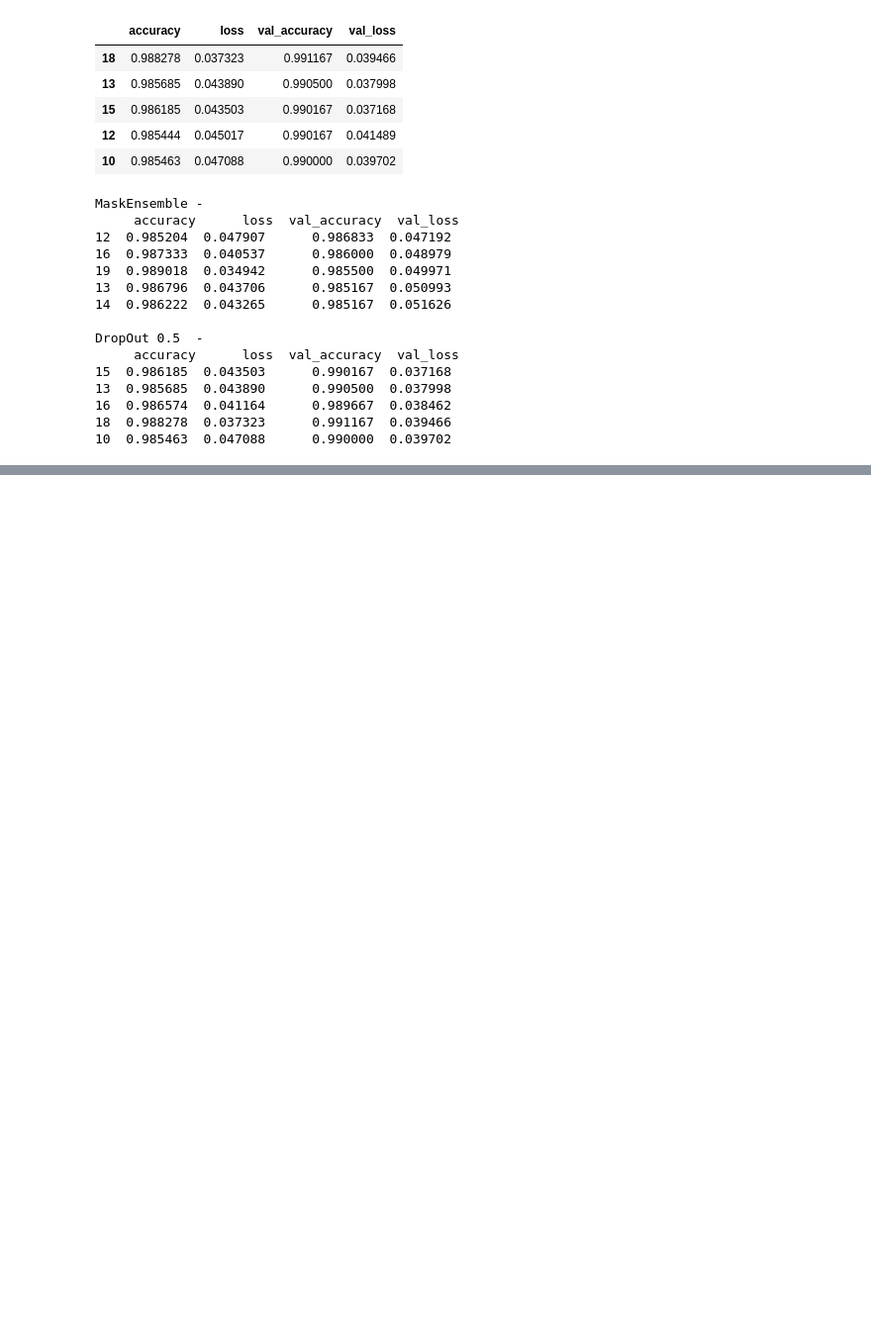
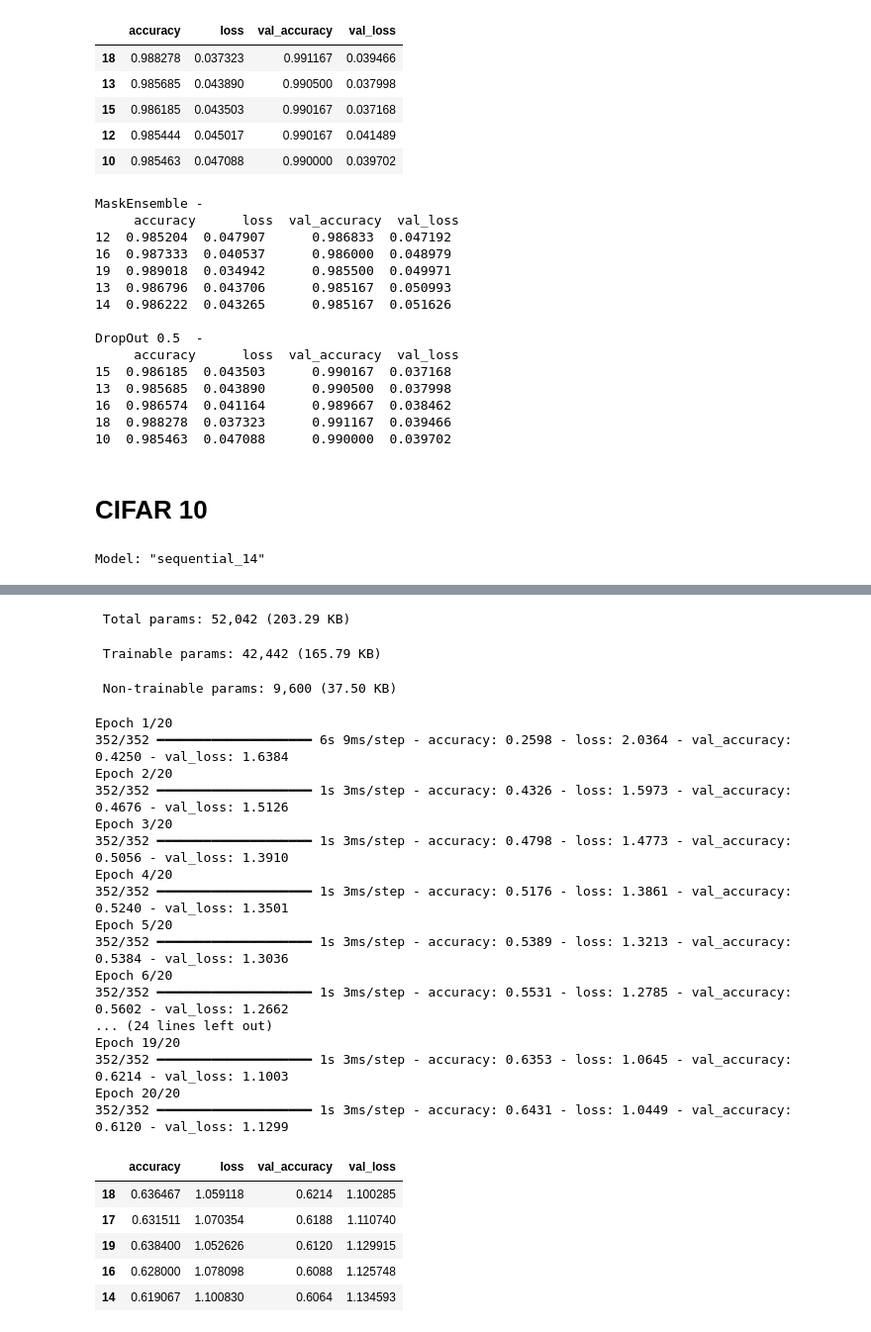
Before and after one commit to geleshChrsitUniversity/nikitadurasov-masksembles, a Jupyter notebook: notebooks/MNIST_Masksembles.ipynb, the cells around one changed output, grey strips where cells are left out. Shown: that part at 99% size. Saved outputs shown, nothing was run; the diff lists cells and outputs as text; code cells hidden in the pictures; blank space fills up the shorter version.

```diff
--- a/notebooks/MNIST_Masksembles.ipynb
+++ b/notebooks/MNIST_Masksembles.ipynb
@@ -468,0 +471,44 @@ DropOut 0.5  -
+# %% [markdown]
+# CIFAR 10
+# %%
+import tensorflow as tf
+from tensorflow import keras
+from tensorflow.keras import layers
+
+# Load CIFAR-10 dataset
+(x_train, y_train), (x_test, y_test) = keras.datasets.cifar10.load_data()
+
+# Normalize pixel values to range [0,1]
+x_train, x_test = x_train / 255.0, x_test / 255.0
+
+# convert class vectors to binary class matrices
+y_train = keras.utils.to_categorical(y_train, num_classes)
+y_test = keras.utils.to_categorical(y_test, num_classes)
+
+input_shape=(32, 32, 3)
+# %%
+modelMasksemblesCifar = keras.Sequential(
+    [
+        keras.Input(shape=input_shape),
+        layers.Conv2D(32, kernel_size=(3, 3), activation="elu"),
+        Masksembles2D(4, 2.0), # adding Masksembles2D
+        layers.MaxPooling2D(pool_size=(2, 2)),
+
+        layers.Conv2D(64, kernel_size=(3, 3), activation="elu"),
+        Masksembles2D(4, 2.0), # adding Masksembles2D
+        layers.MaxPooling2D(pool_size=(2, 2)),
+
+        layers.Flatten(),
+        #layers.Dropout(0.35),
+        Masksembles1D(4, 2.), # adding Masksembles1D
+        layers.Dense(num_classes, activation="softmax"),
+    ]
+)
+
+modelMasksemblesCifar.summary()
+modelMasksemblesCifar.compile(loss="categorical_crossentropy", optimizer="adam", metrics=["accuracy"])
+trainHistmodelMasksemblesCifar35Cifar = modelMasksemblesCifar.fit(x_train, y_train, batch_size=batch_size, epochs=epochs, validation_split=0.1)
+histDfmodelMasksemblesCifar35Cifar = pd.DataFrame(trainHistmodelMasksemblesCifar35Cifar.history)
+histDfmodelMasksemblesCifar35Cifar.sort_values("val_accuracy", ascending=False).head()
+# %% [output]
+Model: "sequential_14"
@@ -468,0 +532,26 @@ DropOut 0.5  -
+ Total params: 52,042 (203.29 KB)
+ Trainable params: 42,442 (165.79 KB)
+ Non-trainable params: 9,600 (37.50 KB)
+Epoch 1/20
+352/352 ━━━━━━━━━━━━━━━━━━━━ 6s 9ms/step - accuracy: 0.2598 - loss: 2.0364 - val_accuracy: 0.4250 - val_loss: 1.6384
+Epoch 2/20
+352/352 ━━━━━━━━━━━━━━━━━━━━ 1s 3ms/step - accuracy: 0.4326 - loss: 1.5973 - val_accuracy: 0.4676 - val_loss: 1.5126
+Epoch 3/20
+352/352 ━━━━━━━━━━━━━━━━━━━━ 1s 3ms/step - accuracy: 0.4798 - loss: 1.4773 - val_accuracy: 0.5056 - val_loss: 1.3910
+Epoch 4/20
+352/352 ━━━━━━━━━━━━━━━━━━━━ 1s 3ms/step - accuracy: 0.5176 - loss: 1.3861 - val_accuracy: 0.5240 - val_loss: 1.3501
+Epoch 5/20
+352/352 ━━━━━━━━━━━━━━━━━━━━ 1s 3ms/step - accuracy: 0.5389 - loss: 1.3213 - val_accuracy: 0.5384 - val_loss: 1.3036
+Epoch 6/20
+352/352 ━━━━━━━━━━━━━━━━━━━━ 1s 3ms/step - accuracy: 0.5531 - loss: 1.2785 - val_accuracy: 0.5602 - val_loss: 1.2662
+... (24 lines left out)
+Epoch 19/20
+352/352 ━━━━━━━━━━━━━━━━━━━━ 1s 3ms/step - accuracy: 0.6353 - loss: 1.0645 - val_accuracy: 0.6214 - val_loss: 1.1003
+Epoch 20/20
+352/352 ━━━━━━━━━━━━━━━━━━━━ 1s 3ms/step - accuracy: 0.6431 - loss: 1.0449 - val_accuracy: 0.6120 - val_loss: 1.1299
+|  | accuracy | loss | val_accuracy | val_loss |
+| 18 | 0.636467 | 1.059118 | 0.6214 | 1.100285 |
+| 17 | 0.631511 | 1.070354 | 0.6188 | 1.110740 |
+| 19 | 0.638400 | 1.052626 | 0.6120 | 1.129915 |
+| 16 | 0.628000 | 1.078098 | 0.6088 | 1.125748 |
+| 14 | 0.619067 | 1.100830 | 0.6064 | 1.134593 |
```
Also changed, not shown: parts of 3 cells of this notebook.
